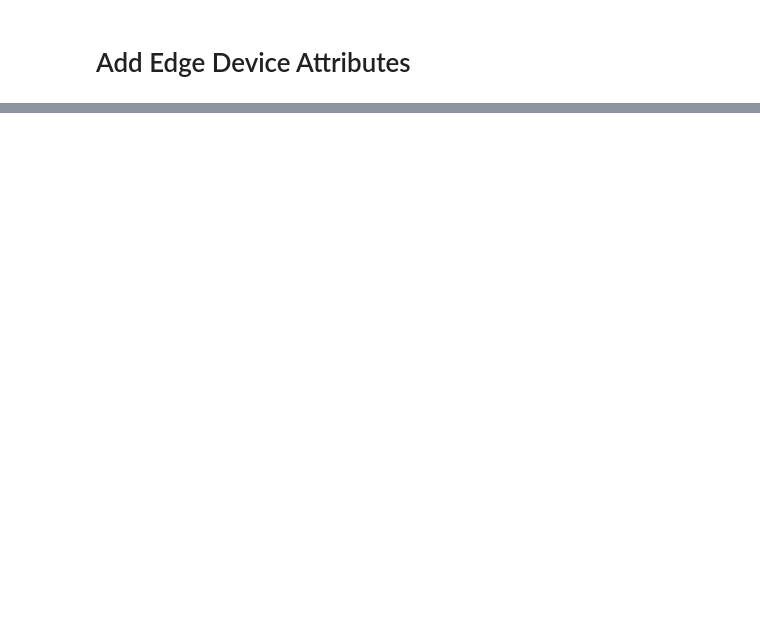
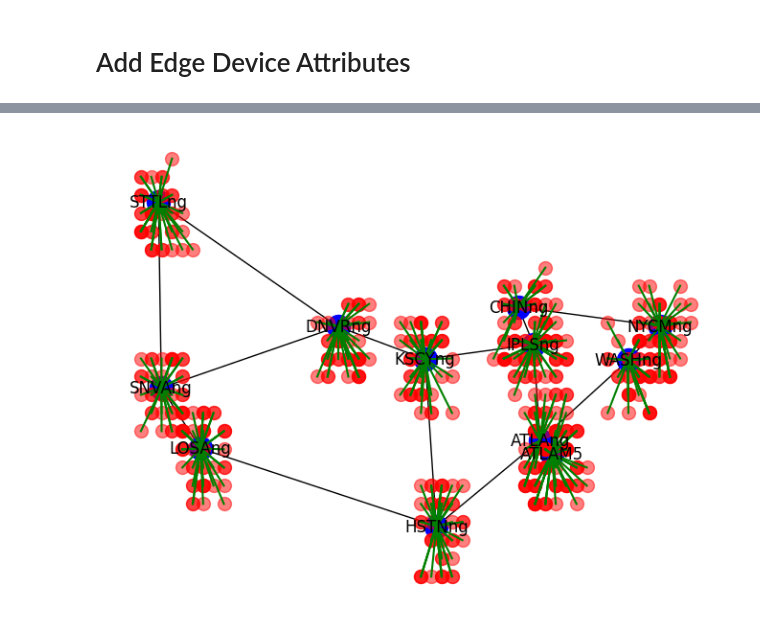
Before and after one commit to yrafique/VNF-python, a Jupyter notebook: Import_NetworkImport.ipynb, the cells around one changed output, grey strips where cells are left out. Saved outputs shown, nothing was run; the diff lists cells and outputs as text; code cells hidden in the pictures; blank space fills up the shorter version.

```diff
--- a/Import_NetworkImport.ipynb
+++ b/Import_NetworkImport.ipynb
@@ -234,0 +235,72 @@ Node: ATLAng
+# %%
+from scipy.spatial.distance import euclidean
+import random
+import networkx as nx
+import matplotlib.pyplot as plt
+
+# ... (other functions you've already defined) ...
+
+# Function to find the nearest AP for a given user position
+def find_nearest_ap(G, user_pos):
+    min_distance = float('inf')
+    nearest_ap = None
+    nearest_pos = None
+
+    for ap, pos in nx.get_node_attributes(G, 'pos').items():
+        distance = euclidean(user_pos, pos)
+        if distance < min_distance:
+            min_distance = distance
+            nearest_ap = ap
+            nearest_pos = pos
+
+    return nearest_ap, nearest_pos
+
+# Updated create_users function to track user connections
+def create_users(G, G_users, nodes, NoOfUsers):
+    user_connections = []
+    user_count = 0
+    while user_count < NoOfUsers:
+        for node in nodes:
+            node_id = nodes[node].get("id")
+            x_cor = nodes[node].get("x_cor")
+            y_cor = nodes[node].get("y_cor")
+            randx = int(random.uniform(x_cor - 2.5, x_cor + 2.5))
+            randy = int(random.uniform(y_cor - 2.5, y_cor + 2.5))
+
+            user_pos = (randx, randy)
+            nearest_ap, nearest_pos = find_nearest_ap(G, user_pos)
+
+            user_id = "user_" + str(user_count)
+            G_users.add_node(user_id, pos=user_pos)
+            user_connections.append((user_pos, nearest_pos))
+
+            user_count += 1
+            if user_count >= NoOfUsers:
+                break
+
+    return user_connections
+
+# (rest of the existing code)
+
+# ...
+# Create a new graph for users and call create_users
+G_users = nx.Graph()
+NoOfUsers = 500
+user_connections = create_users(G, G_users, nodes, NoOfUsers)
+
+# Draw the graphs and user connections
+pos_G = nx.get_node_attributes(G, 'pos')
+pos_G_users = nx.get_node_attributes(G_users, 'pos')
+
+nx.draw(G, pos_G, with_labels=True, node_size=300, style="solid", node_color="blue")
+nx.draw(G_users, pos_G_users, with_labels=False, node_size=100, style="dashed", node_color="red", alpha=0.5)
+
+# Draw the connections between users and APs
+for user_pos, ap_pos in user_connections:
+    plt.plot([user_pos[0], ap_pos[0]], [user_pos[1], ap_pos[1]], color="green", linestyle="-")
+
+plt.show()
+
+# ... (rest of the existing code)
+# %% [output]
+[figure, added]
```
Also changed, not shown: parts of 3 cells of this notebook, 22 other files.
